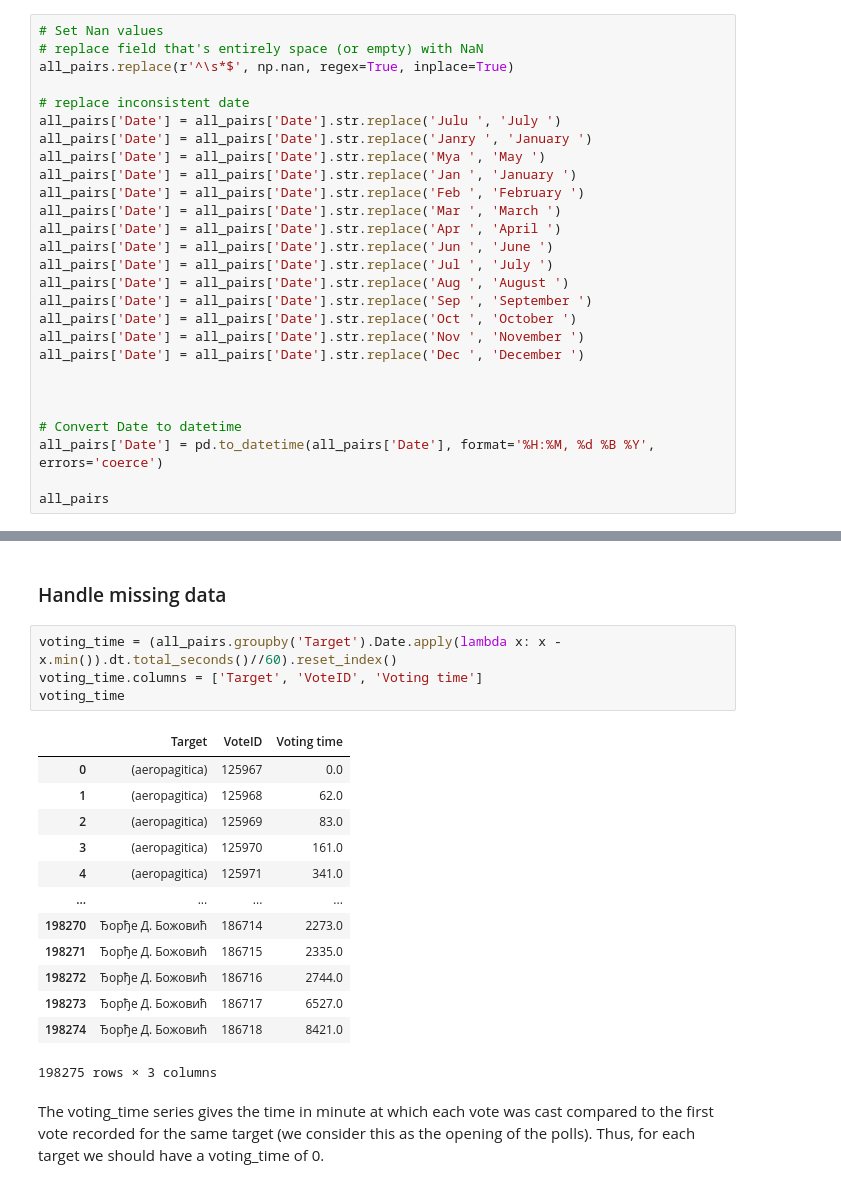
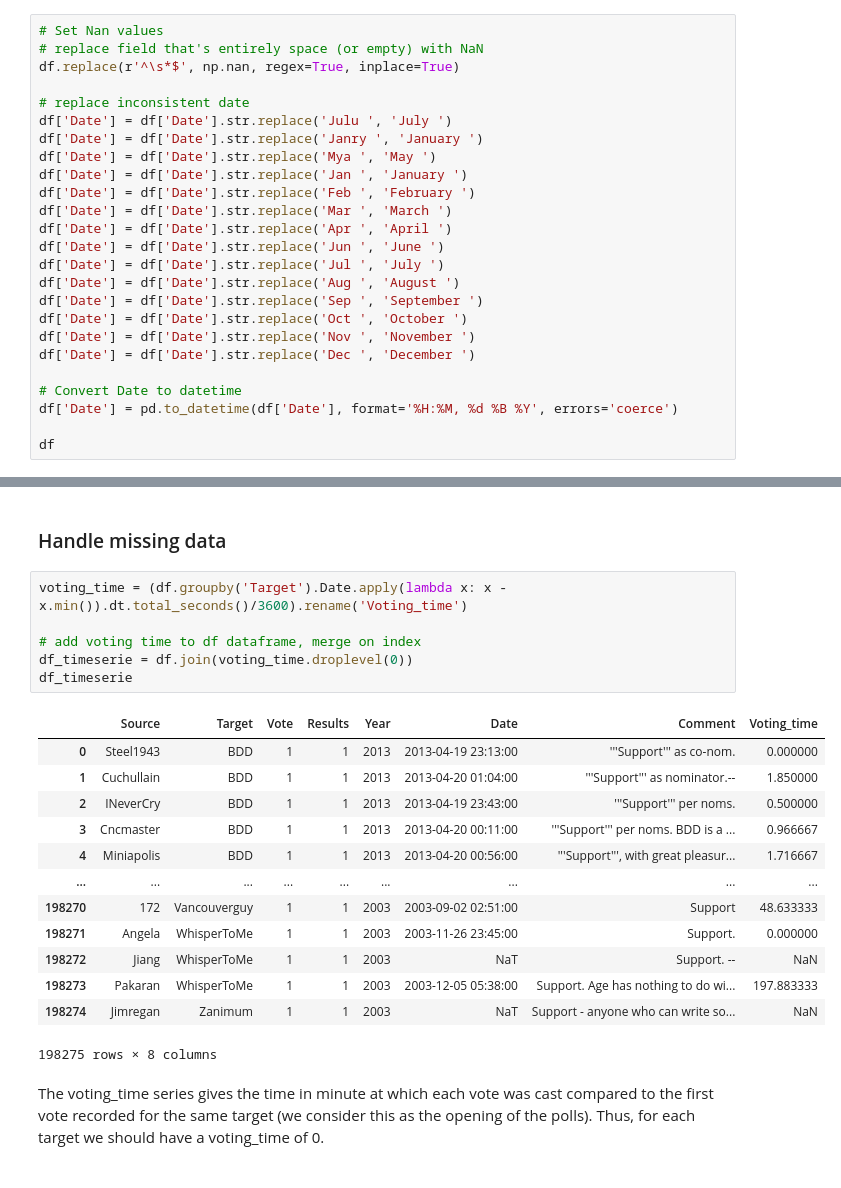
Before and after one commit to epfl-ada/ada-2023-project-abracadabra, a Jupyter notebook: P1_visualisation.ipynb, the cells around one changed output, grey strips where cells are left out. Drawn from its saved outputs; the diff is of its cells as text.

```diff
--- a/P1_visualisation.ipynb
+++ b/P1_visualisation.ipynb
@@ -54,30 +54,28 @@ all_pairs
 # %%
 # Set Nan values
 # replace field that's entirely space (or empty) with NaN
-all_pairs.replace(r'^\s*$', np.nan, regex=True, inplace=True)
+df.replace(r'^\s*$', np.nan, regex=True, inplace=True)
 
 # replace inconsistent date
-all_pairs['Date'] = all_pairs['Date'].str.replace('Julu ', 'July ')
-all_pairs['Date'] = all_pairs['Date'].str.replace('Janry ', 'January ')
-all_pairs['Date'] = all_pairs['Date'].str.replace('Mya ', 'May ')
-all_pairs['Date'] = all_pairs['Date'].str.replace('Jan ', 'January ')
-all_pairs['Date'] = all_pairs['Date'].str.replace('Feb ', 'February ')
-all_pairs['Date'] = all_pairs['Date'].str.replace('Mar ', 'March ')
-all_pairs['Date'] = all_pairs['Date'].str.replace('Apr ', 'April ')
-all_pairs['Date'] = all_pairs['Date'].str.replace('Jun ', 'June ')
-all_pairs['Date'] = all_pairs['Date'].str.replace('Jul ', 'July ')
-all_pairs['Date'] = all_pairs['Date'].str.replace('Aug ', 'August ')
-all_pairs['Date'] = all_pairs['Date'].str.replace('Sep ', 'September ')
-all_pairs['Date'] = all_pairs['Date'].str.replace('Oct ', 'October ')
-all_pairs['Date'] = all_pairs['Date'].str.replace('Nov ', 'November ')
-all_pairs['Date'] = all_pairs['Date'].str.replace('Dec ', 'December ')
-
-
+df['Date'] = df['Date'].str.replace('Julu ', 'July ')
+df['Date'] = df['Date'].str.replace('Janry ', 'January ')
+df['Date'] = df['Date'].str.replace('Mya ', 'May ')
+df['Date'] = df['Date'].str.replace('Jan ', 'January ')
+df['Date'] = df['Date'].str.replace('Feb ', 'February ')
+df['Date'] = df['Date'].str.replace('Mar ', 'March ')
+df['Date'] = df['Date'].str.replace('Apr ', 'April ')
+df['Date'] = df['Date'].str.replace('Jun ', 'June ')
+df['Date'] = df['Date'].str.replace('Jul ', 'July ')
+df['Date'] = df['Date'].str.replace('Aug ', 'August ')
+df['Date'] = df['Date'].str.replace('Sep ', 'September ')
+df['Date'] = df['Date'].str.replace('Oct ', 'October ')
+df['Date'] = df['Date'].str.replace('Nov ', 'November ')
+df['Date'] = df['Date'].str.replace('Dec ', 'December ')
 
 # Convert Date to datetime
-all_pairs['Date'] = pd.to_datetime(all_pairs['Date'], format='%H:%M, %d %B %Y', errors='coerce')
+df['Date'] = pd.to_datetime(df['Date'], format='%H:%M, %d %B %Y', errors='coerce')
 
-all_pairs
+df
 # %% [output]
 |  | Source | Target | Vote | Results | Year | Date | Comment |
 | 0 | Steel1943 | BDD | 1 | 1 | 2013 | 2013-04-19 23:13:00 | '''Support''' as co-nom. |
@@ -159,22 +157,24 @@ plt.show()
 # %% [markdown]
 ### Handle missing data
 # %%
-voting_time = (all_pairs.groupby('Target').Date.apply(lambda x: x - x.min()).dt.total_seconds()//60).reset_index()
-voting_time.columns = ['Target', 'VoteID', 'Voting time']
-voting_time
+voting_time = (df.groupby('Target').Date.apply(lambda x: x - x.min()).dt.total_seconds()/3600).rename('Voting_time')
+
+# add voting time to df dataframe, merge on index
+df_timeserie = df.join(voting_time.droplevel(0))
+df_timeserie
 # %% [output]
-|  | Target | VoteID | Voting time |
-| 0 | (aeropagitica) | 125967 | 0.0 |
-| 1 | (aeropagitica) | 125968 | 62.0 |
-| 2 | (aeropagitica) | 125969 | 83.0 |
-| 3 | (aeropagitica) | 125970 | 161.0 |
-| 4 | (aeropagitica) | 125971 | 341.0 |
-| ... | ... | ... | ... |
-| 198270 | Ђорђе Д. Божовић | 186714 | 2273.0 |
-| 198271 | Ђорђе Д. Божовић | 186715 | 2335.0 |
-| 198272 | Ђорђе Д. Божовић | 186716 | 2744.0 |
-| 198273 | Ђорђе Д. Божовић | 186717 | 6527.0 |
-| 198274 | Ђорђе Д. Божовић | 186718 | 8421.0 |
+|  | Source | Target | Vote | Results | Year | Date | Comment | Voting_time |
+| 0 | Steel1943 | BDD | 1 | 1 | 2013 | 2013-04-19 23:13:00 | '''Support''' as co-nom. | 0.000000 |
+| 1 | Cuchullain | BDD | 1 | 1 | 2013 | 2013-04-20 01:04:00 | '''Support''' as nominator.-- | 1.850000 |
+| 2 | INeverCry | BDD | 1 | 1 | 2013 | 2013-04-19 23:43:00 | '''Support''' per noms. | 0.500000 |
+| 3 | Cncmaster | BDD | 1 | 1 | 2013 | 2013-04-20 00:11:00 | '''Support''' per noms. BDD is a ... | 0.966667 |
+| 4 | Miniapolis | BDD | 1 | 1 | 2013 | 2013-04-20 00:56:00 | '''Support''', with great pleasur... | 1.716667 |
+| ... | ... | ... | ... | ... | ... | ... | ... | ... |
+| 198270 | 172 | Vancouverguy | 1 | 1 | 2003 | 2003-09-02 02:51:00 | Support | 48.633333 |
+| 198271 | Angela | WhisperToMe | 1 | 1 | 2003 | 2003-11-26 23:45:00 | Support. | 0.000000 |
+| 198272 | Jiang | WhisperToMe | 1 | 1 | 2003 | NaT | Support. -- | NaN |
+| 198273 | Pakaran | WhisperToMe | 1 | 1 | 2003 | 2003-12-05 05:38:00 | Support. Age has nothing to do wi... | 197.883333 |
+| 198274 | Jimregan | Zanimum | 1 | 1 | 2003 | NaT | Support - anyone who can write so... | NaN |
-198275 rows × 3 columns
+198275 rows × 8 columns
 # %% [markdown]
 The voting_time series gives the time in minute at which each vote was cast compared to the first vote recorded for the same target (we consider this as the opening of the polls). Thus, for each target we should have a voting_time of 0.
```
Also changed, not shown: parts of 21 cells of this notebook.
